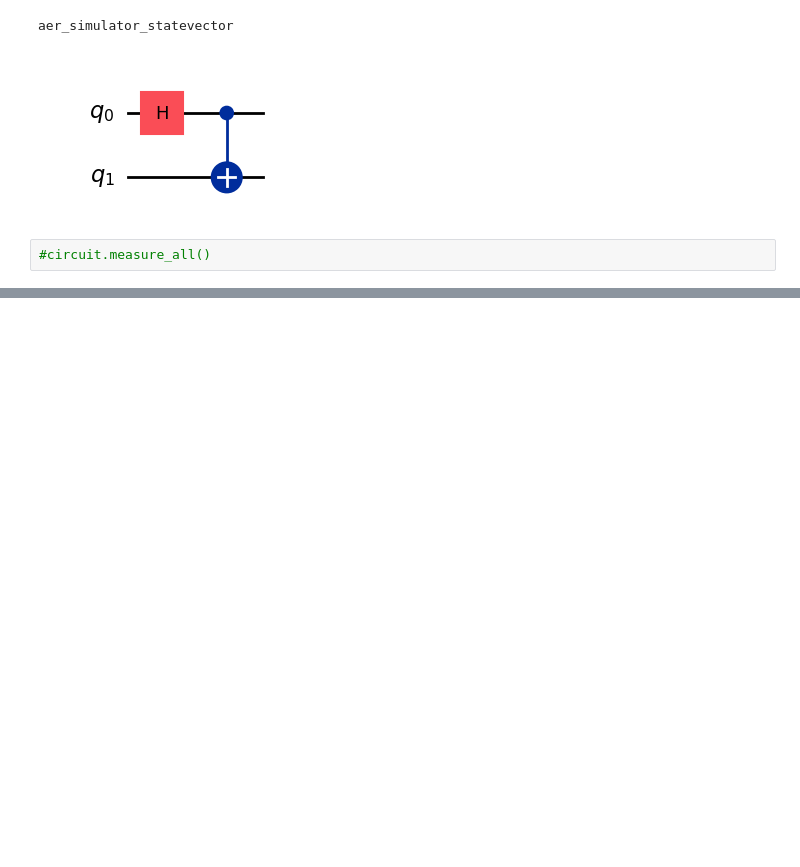
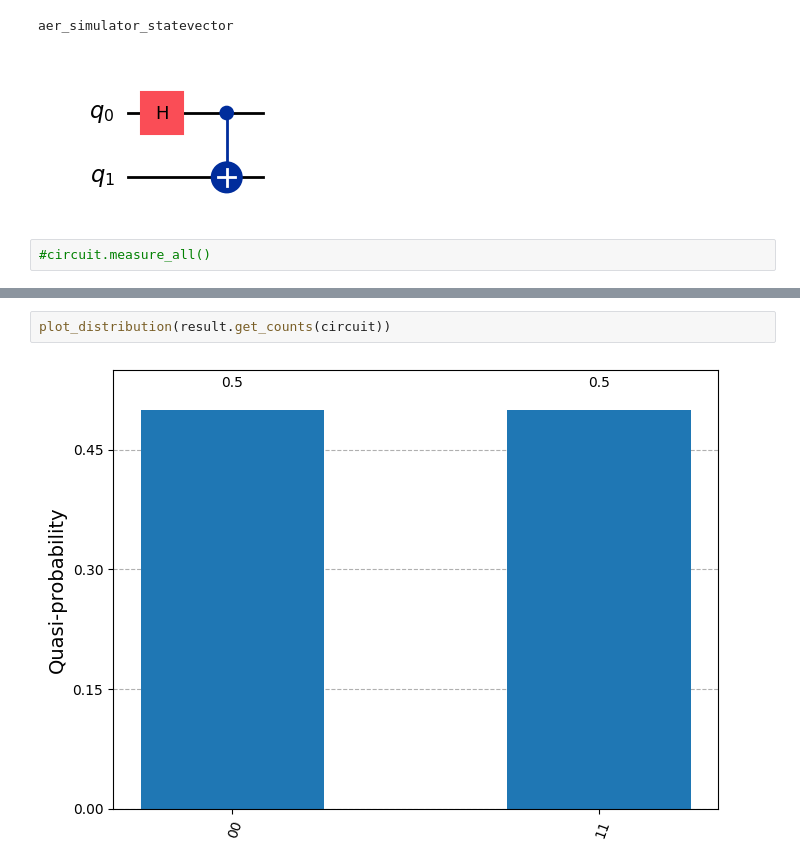
Before and after one commit to miketorii/ProjectX, a Jupyter notebook: Quantum/hcnot.ipynb, the cells around one changed output, grey strips where cells are left out. Cells and saved outputs as stored; diff of their text form; blank space fills up the shorter version.

```diff
--- a/Quantum/hcnot.ipynb
+++ b/Quantum/hcnot.ipynb
@@ -48,0 +54,4 @@ $\displaystyle | \text{final} \rangle = 0.707 |0\rangle + 0.707 |3\rangle$
+# %%
+plot_distribution(result.get_counts(circuit))
+# %% [output]
+[figure, added]
```
Also changed, not shown: parts of 2 cells of this notebook, 1 other file.
